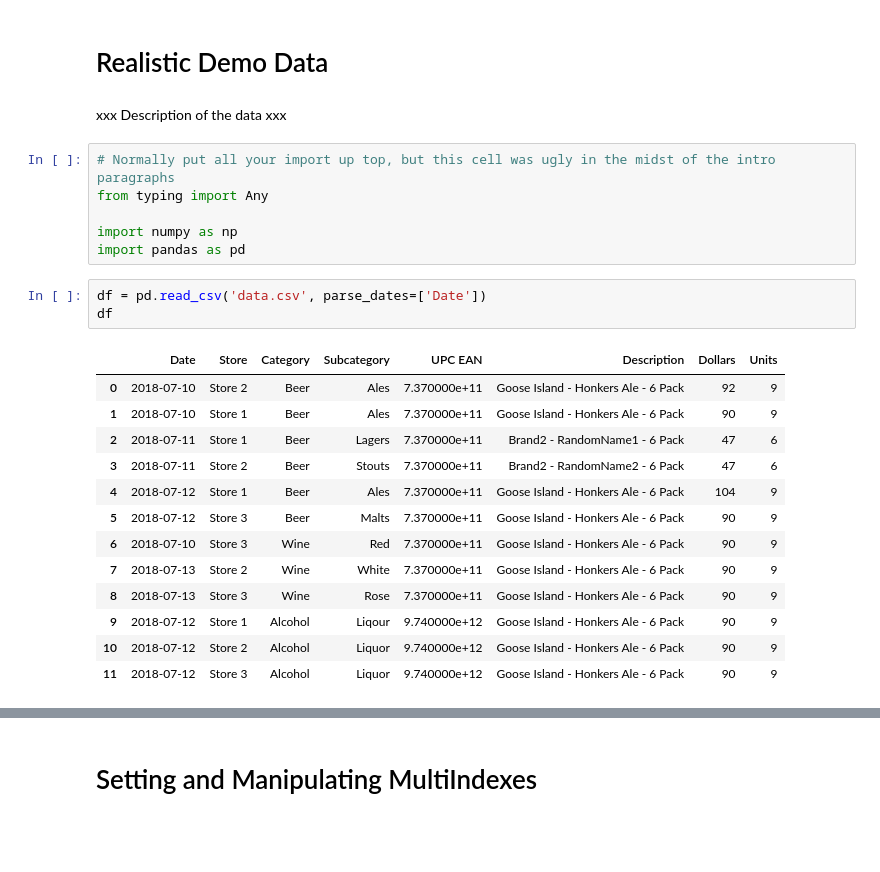
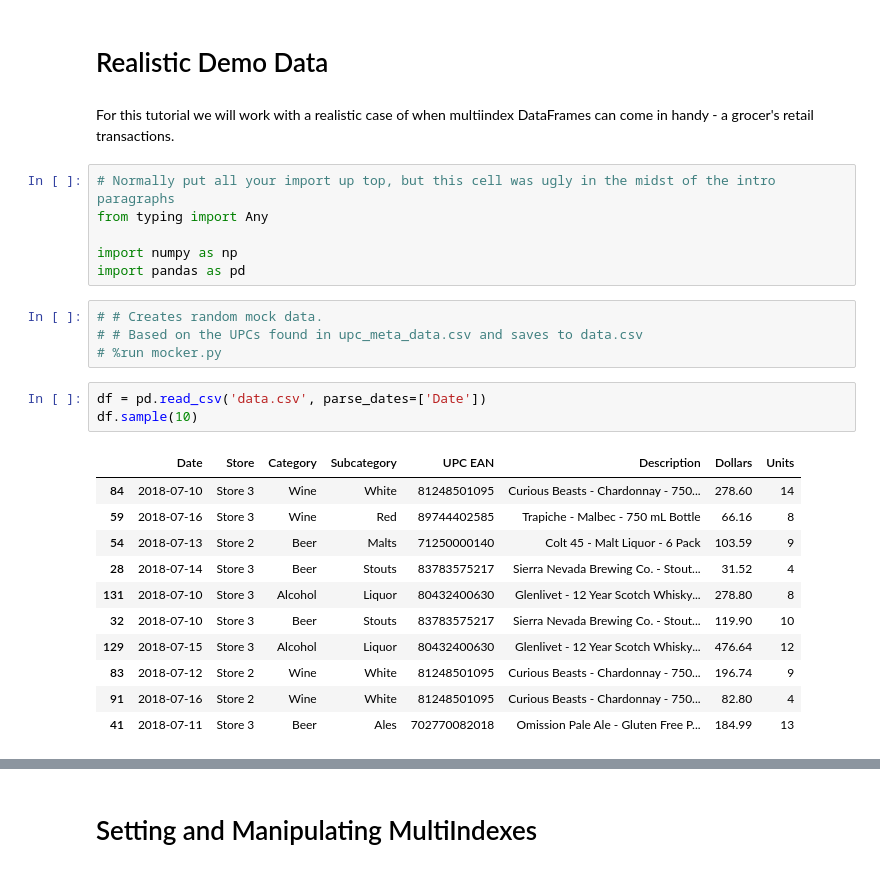
Before and after one commit to ZaxR/pandas_multiindex_tutorial, a Jupyter notebook: Pandas MultiIndex Tutorial.ipynb, the cells around one changed output, grey strips where cells are left out. Saved outputs shown, nothing was run; the diff lists cells and outputs as text; blank space fills up the shorter version.

Commit message:
Add mocker; clean up tutorial

```diff
--- a/Pandas MultiIndex Tutorial.ipynb
+++ b/Pandas MultiIndex Tutorial.ipynb
@@ -37,27 +37,29 @@ Besides structure, multiindexes offer relatively easy in-memory retreival of com
 # %% [markdown]
 # Realistic Demo Data
-# %% [markdown]
-xxx Description of the data xxx
+# %% [markdown]
+For this tutorial we will work with a realistic case of when multiindex DataFrames can come in handy - a grocer's retail transactions.
 # %%
 # Normally put all your import up top, but this cell was ugly in the midst of the intro paragraphs
 from typing import Any
 
 import numpy as np
 import pandas as pd
+# %%
+# # Creates random mock data.
+# # Based on the UPCs found in upc_meta_data.csv and saves to data.csv
+# %run mocker.py
 # %%
 df = pd.read_csv('data.csv', parse_dates=['Date'])
-df
+df.sample(10)
 # %% [output]
 |  | Date | Store | Category | Subcategory | UPC EAN | Description | Dollars | Units |
-| 0 | 2018-07-10 | Store 2 | Beer | Ales | 7.370000e+11 | Goose Island - Honkers Ale - 6 Pack | 92 | 9 |
-| 1 | 2018-07-10 | Store 1 | Beer | Ales | 7.370000e+11 | Goose Island - Honkers Ale - 6 Pack | 90 | 9 |
-| 2 | 2018-07-11 | Store 1 | Beer | Lagers | 7.370000e+11 | Brand2 - RandomName1 - 6 Pack | 47 | 6 |
-| 3 | 2018-07-11 | Store 2 | Beer | Stouts | 7.370000e+11 | Brand2 - RandomName2 - 6 Pack | 47 | 6 |
-| 4 | 2018-07-12 | Store 1 | Beer | Ales | 7.370000e+11 | Goose Island - Honkers Ale - 6 Pack | 104 | 9 |
-| 5 | 2018-07-12 | Store 3 | Beer | Malts | 7.370000e+11 | Goose Island - Honkers Ale - 6 Pack | 90 | 9 |
-| 6 | 2018-07-10 | Store 3 | Wine | Red | 7.370000e+11 | Goose Island - Honkers Ale - 6 Pack | 90 | 9 |
-| 7 | 2018-07-13 | Store 2 | Wine | White | 7.370000e+11 | Goose Island - Honkers Ale - 6 Pack | 90 | 9 |
-| 8 | 2018-07-13 | Store 3 | Wine | Rose | 7.370000e+11 | Goose Island - Honkers Ale - 6 Pack | 90 | 9 |
-| 9 | 2018-07-12 | Store 1 | Alcohol | Liqour | 9.740000e+12 | Goose Island - Honkers Ale - 6 Pack | 90 | 9 |
-| 10 | 2018-07-12 | Store 2 | Alcohol | Liquor | 9.740000e+12 | Goose Island - Honkers Ale - 6 Pack | 90 | 9 |
-| 11 | 2018-07-12 | Store 3 | Alcohol | Liquor | 9.740000e+12 | Goose Island - Honkers Ale - 6 Pack | 90 | 9 |
+| 84 | 2018-07-10 | Store 3 | Wine | White | 81248501095 | Curious Beasts - Chardonnay - 750... | 278.60 | 14 |
+| 59 | 2018-07-16 | Store 3 | Wine | Red | 89744402585 | Trapiche - Malbec - 750 mL Bottle | 66.16 | 8 |
+| 54 | 2018-07-13 | Store 2 | Beer | Malts | 71250000140 | Colt 45 - Malt Liquor - 6 Pack | 103.59 | 9 |
+| 28 | 2018-07-14 | Store 3 | Beer | Stouts | 83783575217 | Sierra Nevada Brewing Co. - Stout... | 31.52 | 4 |
+| 131 | 2018-07-10 | Store 3 | Alcohol | Liquor | 80432400630 | Glenlivet - 12 Year Scotch Whisky... | 278.80 | 8 |
+| 32 | 2018-07-10 | Store 3 | Beer | Stouts | 83783575217 | Sierra Nevada Brewing Co. - Stout... | 119.90 | 10 |
+| 129 | 2018-07-15 | Store 3 | Alcohol | Liquor | 80432400630 | Glenlivet - 12 Year Scotch Whisky... | 476.64 | 12 |
+| 83 | 2018-07-12 | Store 2 | Wine | White | 81248501095 | Curious Beasts - Chardonnay - 750... | 196.74 | 9 |
+| 91 | 2018-07-16 | Store 2 | Wine | White | 81248501095 | Curious Beasts - Chardonnay - 750... | 82.80 | 4 |
+| 41 | 2018-07-11 | Store 3 | Beer | Ales | 702770082018 | Omission Pale Ale - Gluten Free P... | 184.99 | 13 |
```
Also changed, not shown: parts of 43 cells of this notebook, 4 other files.
